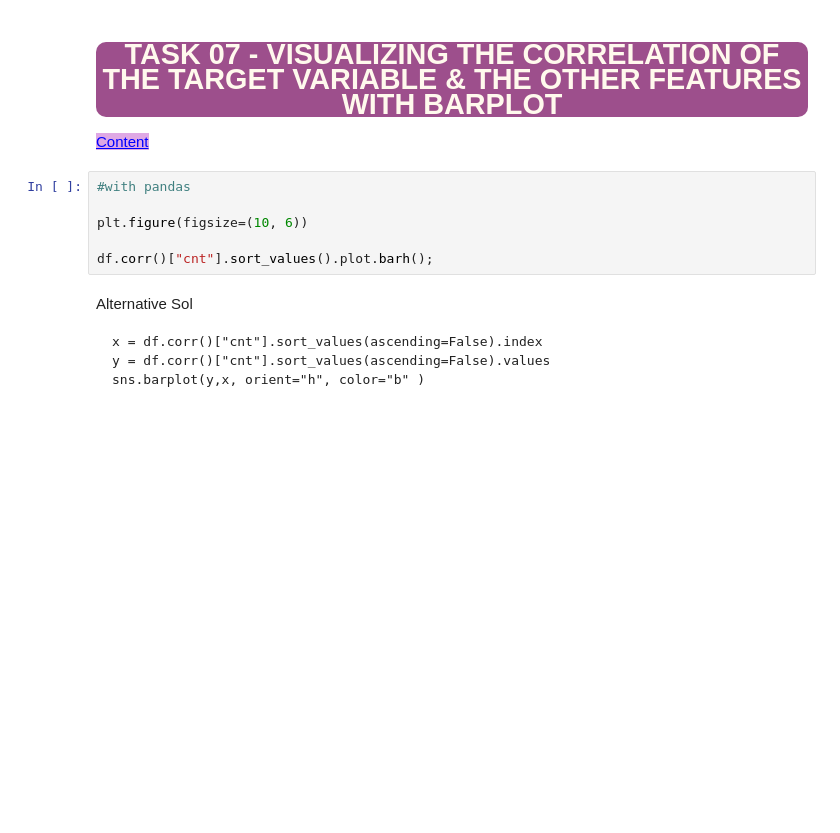
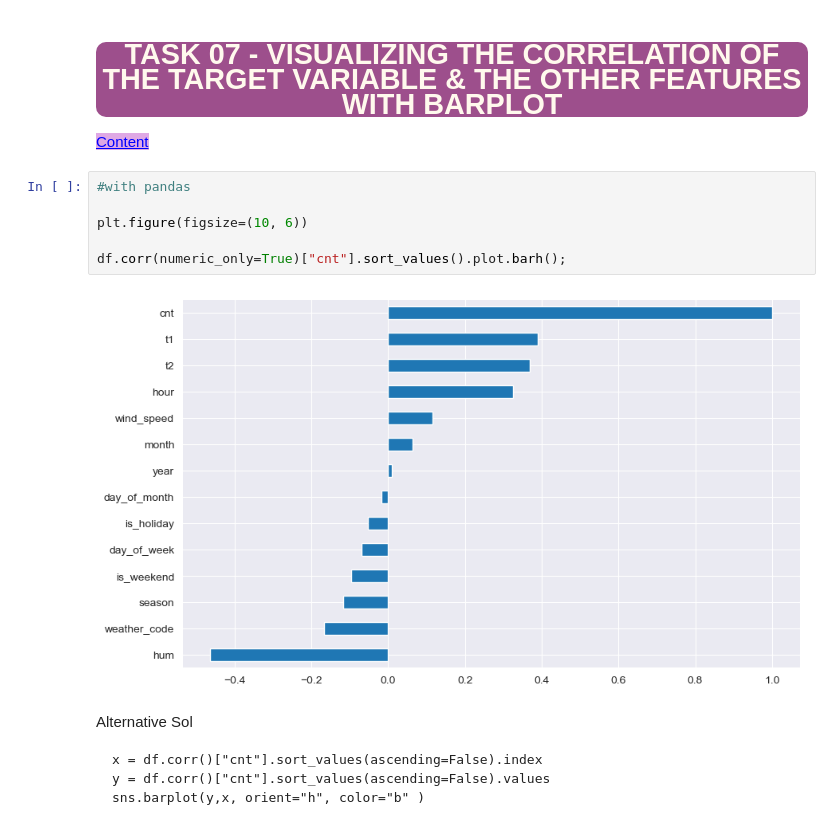
Before and after one commit to 4dsolutions/clarusway_data_analysis, a Jupyter notebook: DVwPY_S7/CapStone_Example_Bike_Sharing.ipynb, the cells around one changed output. Drawn from its saved outputs; the diff is of its cells as text; blank space fills up the shorter version.

```diff
--- a/DVwPY_S7/CapStone_Example_Bike_Sharing.ipynb
+++ b/DVwPY_S7/CapStone_Example_Bike_Sharing.ipynb
@@ -359,9 +578,11 @@ style="color:blue; background-color:#dfa8e4" data-toggle="popover">Content</a>
 # %%
 #with pandas
 
 plt.figure(figsize=(10, 6))
 
-df.corr()["cnt"].sort_values().plot.barh();
+df.corr(numeric_only=True)["cnt"].sort_values().plot.barh();
+# %% [output]
+[figure, added]
 # %% [markdown]
 Alternative Sol
 
```
Also changed, not shown: parts of 70 cells of this notebook.
